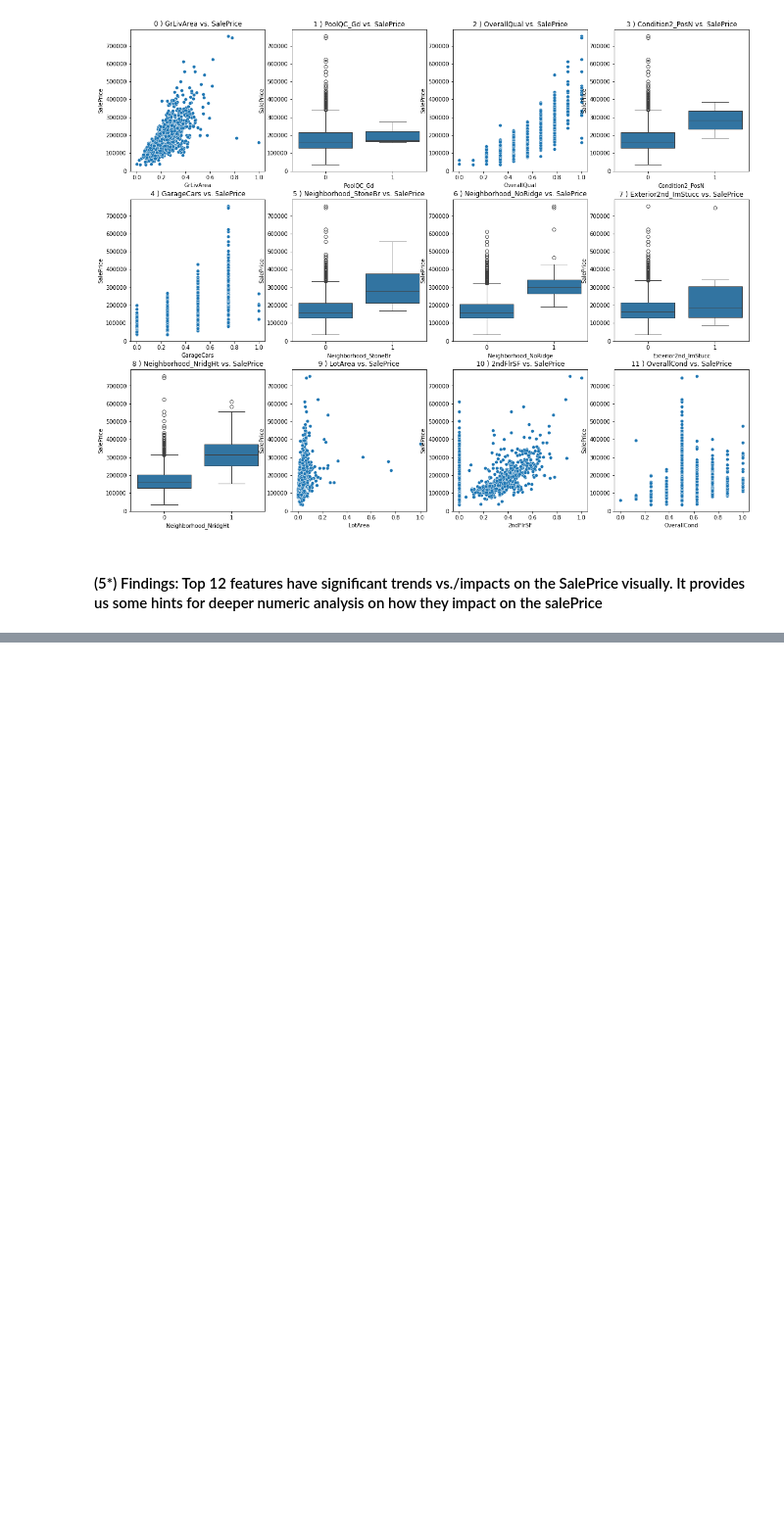
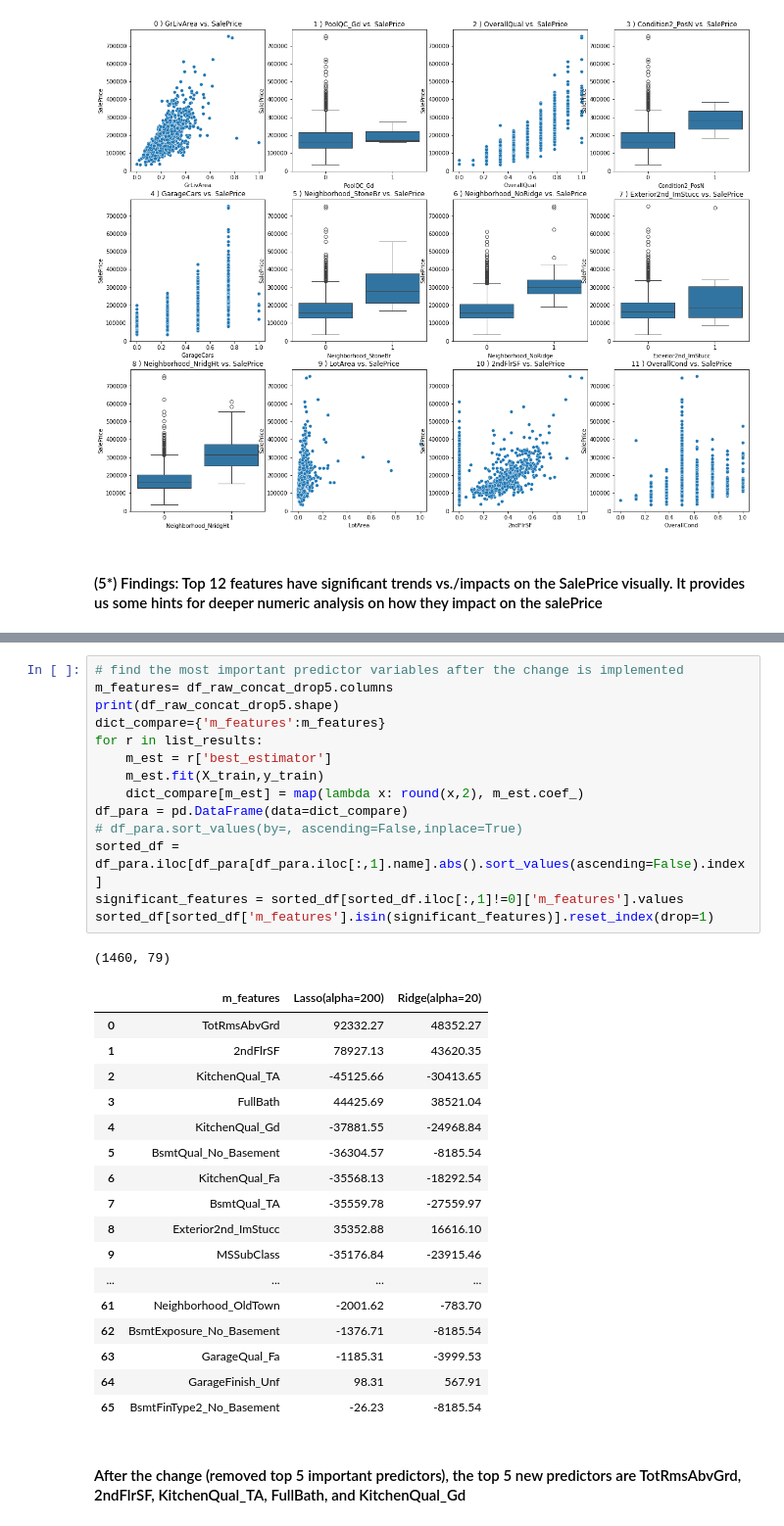
Before and after one commit to nguyenhoangthangbt/Houses_SalePrice_prediction, a Jupyter notebook: Houses_SalesPrice_prediction.ipynb, the cells around one changed output, grey strips where cells are left out. Shown at 98% size. Saved outputs shown, nothing was run; the diff lists cells and outputs as text; blank space fills up the shorter version.

```diff
--- a/Houses_SalesPrice_prediction.ipynb
+++ b/Houses_SalesPrice_prediction.ipynb
@@ -371,0 +493,35 @@ The models of top 12 significant features resulted r2_score for test data is aro
+# %%
+# find the most important predictor variables after the change is implemented
+m_features= df_raw_concat_drop5.columns
+print(df_raw_concat_drop5.shape)
+dict_compare={'m_features':m_features}
+for r in list_results:
+    m_est = r['best_estimator']
+    m_est.fit(X_train,y_train)
+    dict_compare[m_est] = map(lambda x: round(x,2), m_est.coef_)
+df_para = pd.DataFrame(data=dict_compare)
+# df_para.sort_values(by=, ascending=False,inplace=True)
+sorted_df = df_para.iloc[df_para[df_para.iloc[:,1].name].abs().sort_values(ascending=False).index]
+significant_features = sorted_df[sorted_df.iloc[:,1]!=0]['m_features'].values
+sorted_df[sorted_df['m_features'].isin(significant_features)].reset_index(drop=1)
+# %% [output]
+(1460, 79)
+|  | m_features | Lasso(alpha=200) | Ridge(alpha=20) |
+| 0 | TotRmsAbvGrd | 92332.27 | 48352.27 |
+| 1 | 2ndFlrSF | 78927.13 | 43620.35 |
+| 2 | KitchenQual_TA | -45125.66 | -30413.65 |
+| 3 | FullBath | 44425.69 | 38521.04 |
+| 4 | KitchenQual_Gd | -37881.55 | -24968.84 |
+| 5 | BsmtQual_No_Basement | -36304.57 | -8185.54 |
+| 6 | KitchenQual_Fa | -35568.13 | -18292.54 |
+| 7 | BsmtQual_TA | -35559.78 | -27559.97 |
+| 8 | Exterior2nd_ImStucc | 35352.88 | 16616.10 |
+| 9 | MSSubClass | -35176.84 | -23915.46 |
+| ... | ... | ... | ... |
+| 61 | Neighborhood_OldTown | -2001.62 | -783.70 |
+| 62 | BsmtExposure_No_Basement | -1376.71 | -8185.54 |
+| 63 | GarageQual_Fa | -1185.31 | -3999.53 |
+| 64 | GarageFinish_Unf | 98.31 | 567.91 |
+| 65 | BsmtFinType2_No_Basement | -26.23 | -8185.54 |
+# %% [markdown]
+#### After the change (removed top 5 important predictors), the top 5 new predictors are TotRmsAbvGrd, 2ndFlrSF, KitchenQual_TA, FullBath, and KitchenQual_Gd
```
Also changed, not shown: parts of 10 cells of this notebook, 2 other files.
